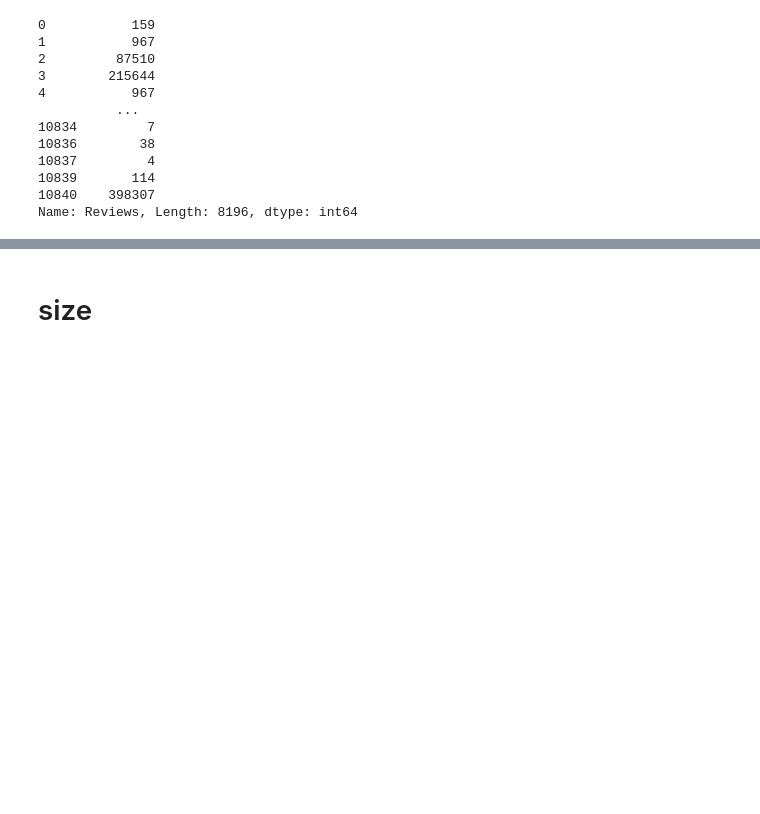
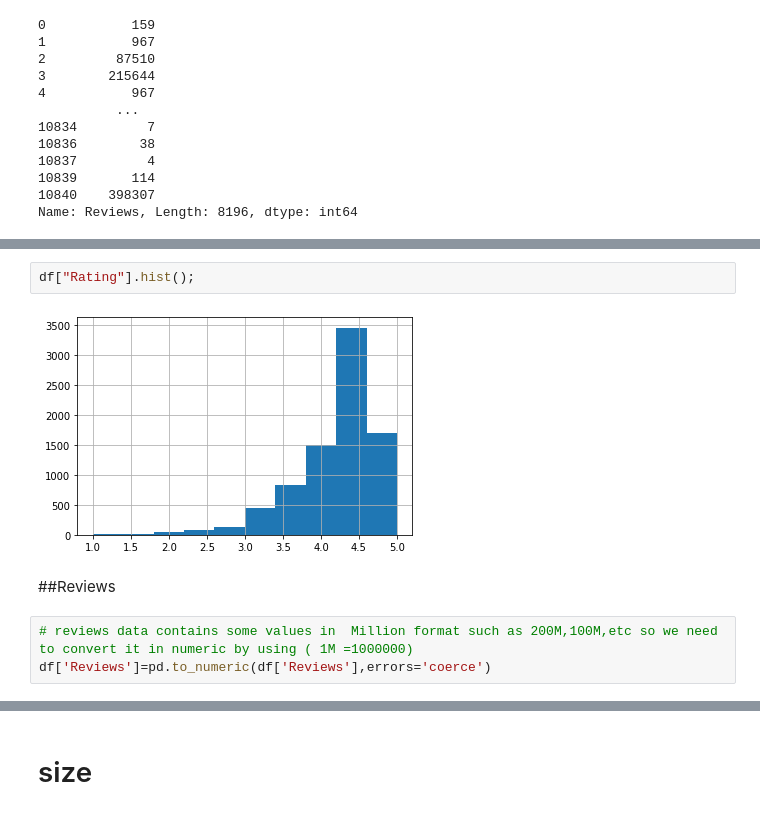
Before and after one commit to sagar26398/Play-StoreAnalysis, a Jupyter notebook: Play_Store_apps(almatitens).ipynb, the cells around one changed output, grey strips where cells are left out. Saved outputs shown, nothing was run; the diff lists cells and outputs as text; blank space fills up the shorter version.

```diff
--- a/Play_Store_apps(almatitens).ipynb
+++ b/Play_Store_apps(almatitens).ipynb
@@ -281,0 +342,9 @@ Name: Reviews, Length: 8196, dtype: int64
+# %%
+df["Rating"].hist();
+# %% [output]
+[figure, added]
+# %% [markdown]
+##Reviews
+# %%
+# reviews data contains some values in  Million format such as 200M,100M,etc so we need to convert it in numeric by using ( 1M =1000000)
+df['Reviews']=pd.to_numeric(df['Reviews'],errors='coerce')
```
Also changed, not shown: parts of 75 cells of this notebook.
